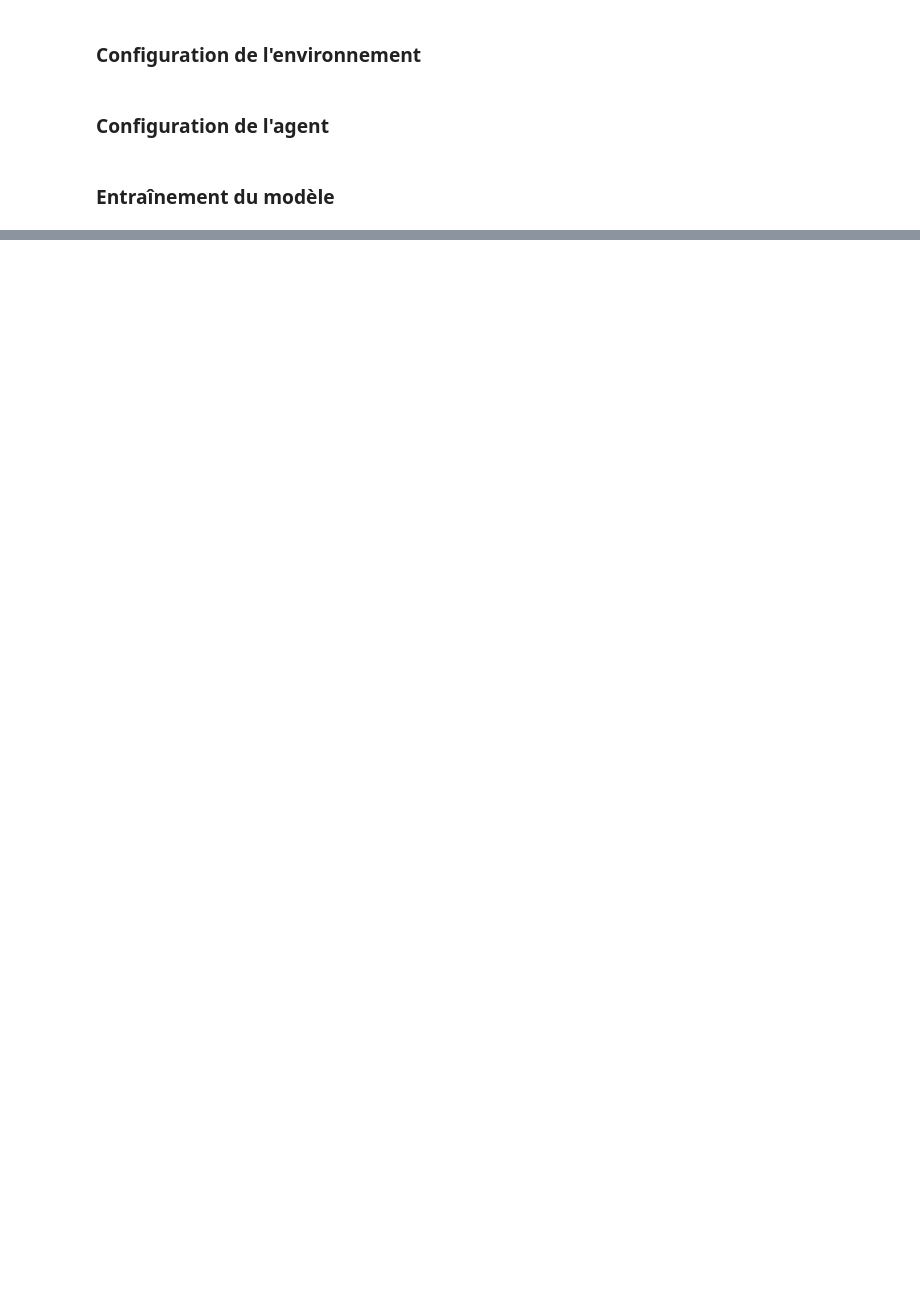
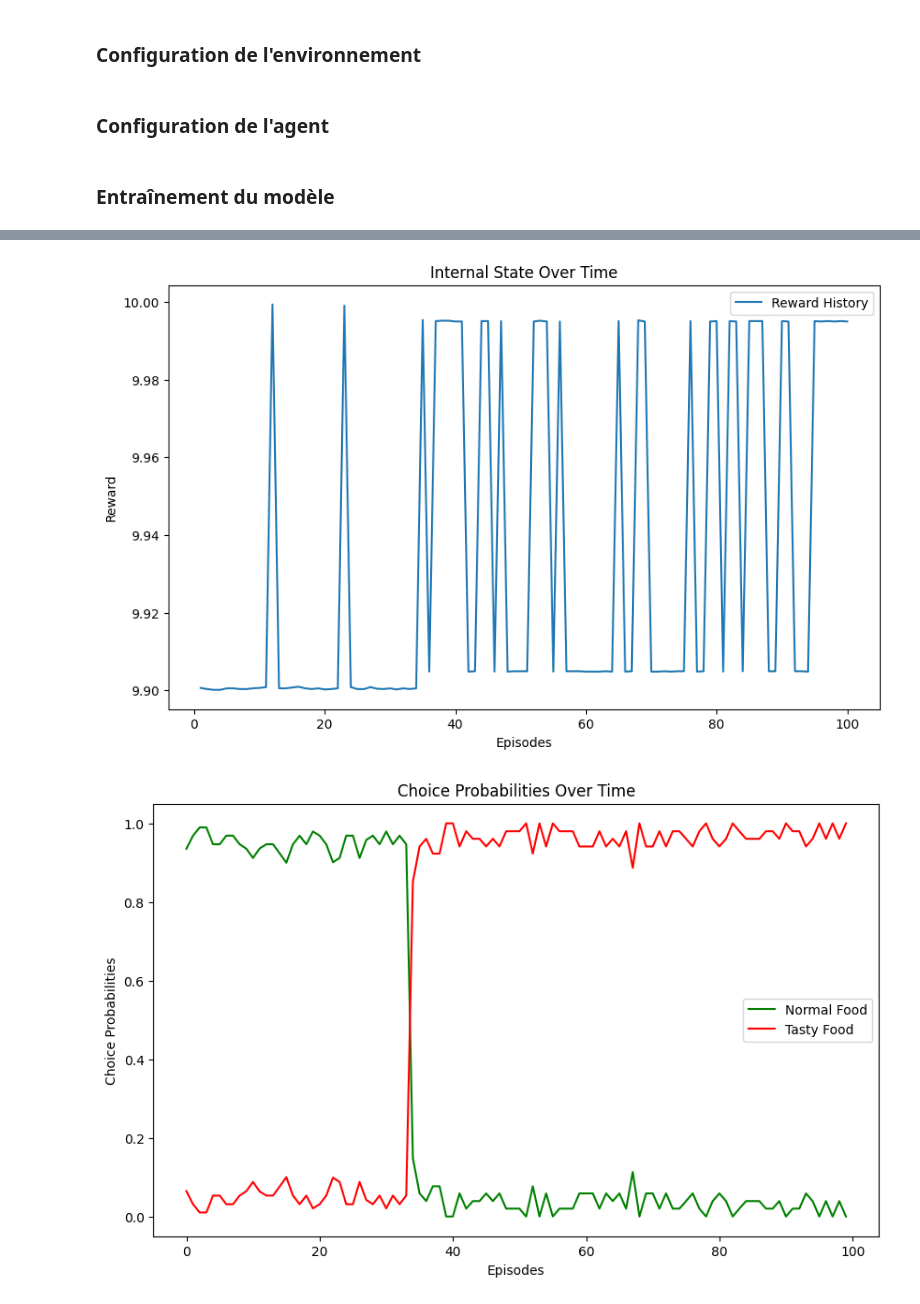
Before and after one commit to TsunomakiWatamelon/Homeostatic-Reinforcement-Learning, a Jupyter notebook: src/experiments/hyperpalatable.ipynb, the cells around one changed output, grey strips where cells are left out. Cells and saved outputs as stored; diff of their text form; code cells hidden in the pictures; blank space fills up the shorter version.

```diff
--- a/src/experiments/hyperpalatable.ipynb
+++ b/src/experiments/hyperpalatable.ipynb
@@ -70,2 +46,9 @@ agent = QLearning(state_size, action_size, alpha, gamma, epsilon, q_table=q_tabl
+# %%
+state_size = 1  # Discrétisation des états
+action_size = 2  # Deux actions possibles : nourriture normale ou hyperpalatable
+q_table = {
+    0: np.zeros(2),  # 2 actions : nourriture normale (a_0) ou nourriture hyperpalpable (a_1)
+}
+agent = QLearning(state_size, action_size, alpha=0.1, gamma=0.99, epsilon=0.1, q_table=q_table)
 # %% [markdown]
 ### Entraînement du modèle
@@ -110,0 +124,42 @@ print("Politique optimale :", optimal_policy)
+# %%
+# Génération des graphiques
+time = np.arange(1, len(reward_history) + 1)
+
+# État interne au fil du temps
+plt.figure(figsize=(10, 6))
+plt.plot(time, reward_history, label="Reward History")
+plt.xlabel("Episodes")
+plt.ylabel("Reward")
+plt.title("Internal State Over Time")
+plt.legend()
+plt.show()
+
+# Probabilités de choix
+plt.figure(figsize=(10, 6))
+plt.plot(choice_probabilities[0], label="Normal Food", color="green")
+plt.plot(choice_probabilities[1], label="Tasty Food", color="red")
+plt.xlabel("Episodes")
+plt.ylabel("Choice Probabilities")
+plt.title("Choice Probabilities Over Time")
+plt.legend()
+plt.show()
+
+# Consommation totale
+total_consumption_normal = sum([episode.count(0) for episode in choices_history])
+total_consumption_tasty = sum([episode.count(1) for episode in choices_history])
+
+plt.figure(figsize=(10, 6))
+plt.bar(["Normal Food", "Tasty Food"], [total_consumption_normal, total_consumption_tasty], color=["green", "red"])
+plt.ylabel("Total Consumption")
+plt.title("Total Consumption by Food Type")
+plt.show()
+
+# Total steps evolution over episodes
+plt.plot(range(0,episodes),total_steps_history)
+plt.xlabel("Episodes")
+plt.ylabel("Number of steps")
+plt.title("Total steps evolution")
+plt.show()
+# %% [output]
+[figure, added]
+[figure, added]
```
Also changed, not shown: parts of 7 cells of this notebook, 4 other files.
